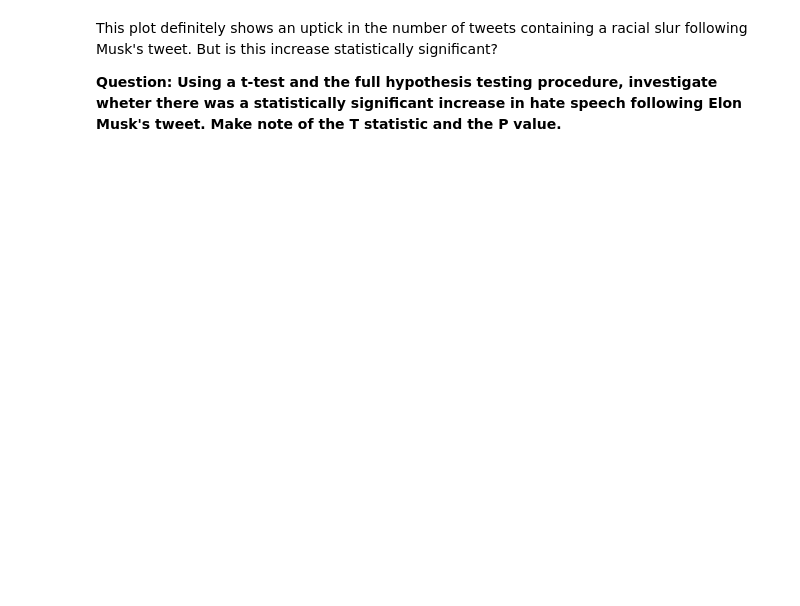
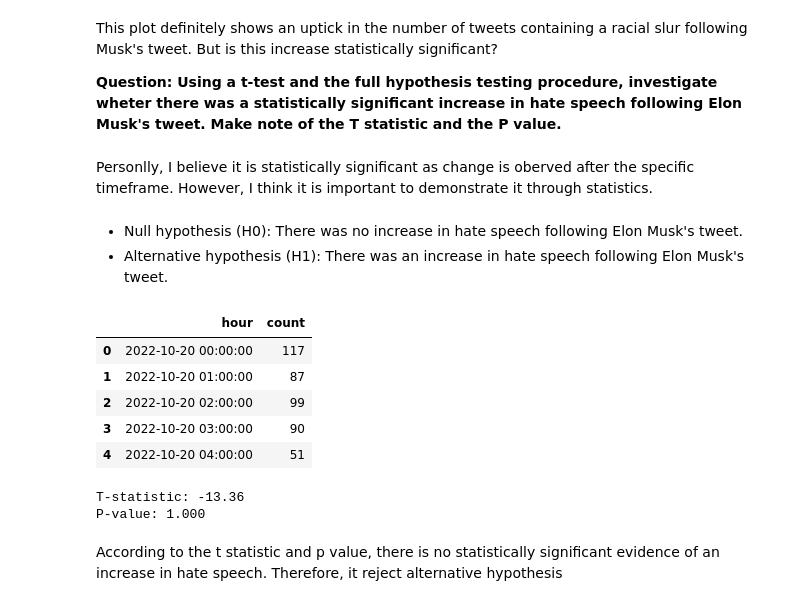
Before and after one commit to Jinyang920/QM2, a Jupyter notebook: notebooks/W06. Hypothesis Testing.ipynb, the cells around one changed output. Cells and saved outputs as stored; diff of their text form; code cells hidden in the pictures; blank space fills up the shorter version.

```diff
--- a/notebooks/W06. Hypothesis Testing.ipynb
+++ b/notebooks/W06. Hypothesis Testing.ipynb
@@ -326,3 +410,33 @@ plt.gca().xaxis.set_major_formatter(mdates.DateFormatter('%d/%m'))
 This plot definitely shows an uptick in the number of tweets containing a racial slur following Musk's tweet. But is this increase statistically significant?
 
 **Question: Using a t-test and the full hypothesis testing procedure, investigate wheter there was a statistically significant increase in hate speech following Elon Musk's tweet. Make note of the T statistic and the P value.**
+# %% [markdown]
+Personlly, I believe it is statistically significant as change is oberved after the specific timeframe. However, I think it is important to demonstrate it through statistics.
+# %% [markdown]
+- Null hypothesis (H0): There was no increase in hate speech following Elon Musk's tweet.
+- Alternative hypothesis (H1): There was an increase in hate speech following Elon Musk's tweet.
+# %%
+tweets.head()
+# %% [output]
+|  | hour | count |
+| 0 | 2022-10-20 00:00:00 | 117 |
+| 1 | 2022-10-20 01:00:00 | 87 |
+| 2 | 2022-10-20 02:00:00 | 99 |
+| 3 | 2022-10-20 03:00:00 | 90 |
+| 4 | 2022-10-20 04:00:00 | 51 |
+# %%
+alpha = 0.05  # Commonly used significance level
+elon_tweet_date = datetime.datetime(2022, 10, 27)
+
+before_tweet = tweets[tweets['hour'] < elon_tweet_date]['count'] # Divide int two different dataframe
+after_tweet = tweets[tweets['hour'] >= elon_tweet_date]['count']
+
+t_statistic, p_value = stats.ttest_ind(before_tweet, after_tweet, alternative='greater')
+
+print(f"T-statistic: {t_statistic:.2f}")
+print(f"P-value: {p_value:.3f}")
+# %% [output]
+T-statistic: -13.36
+P-value: 1.000
+# %% [markdown]
+According to the t statistic and p value, there is no statistically significant evidence of an increase in hate speech. Therefore, it reject alternative hypothesis
```
Also changed, not shown: parts of 10 cells of this notebook.
